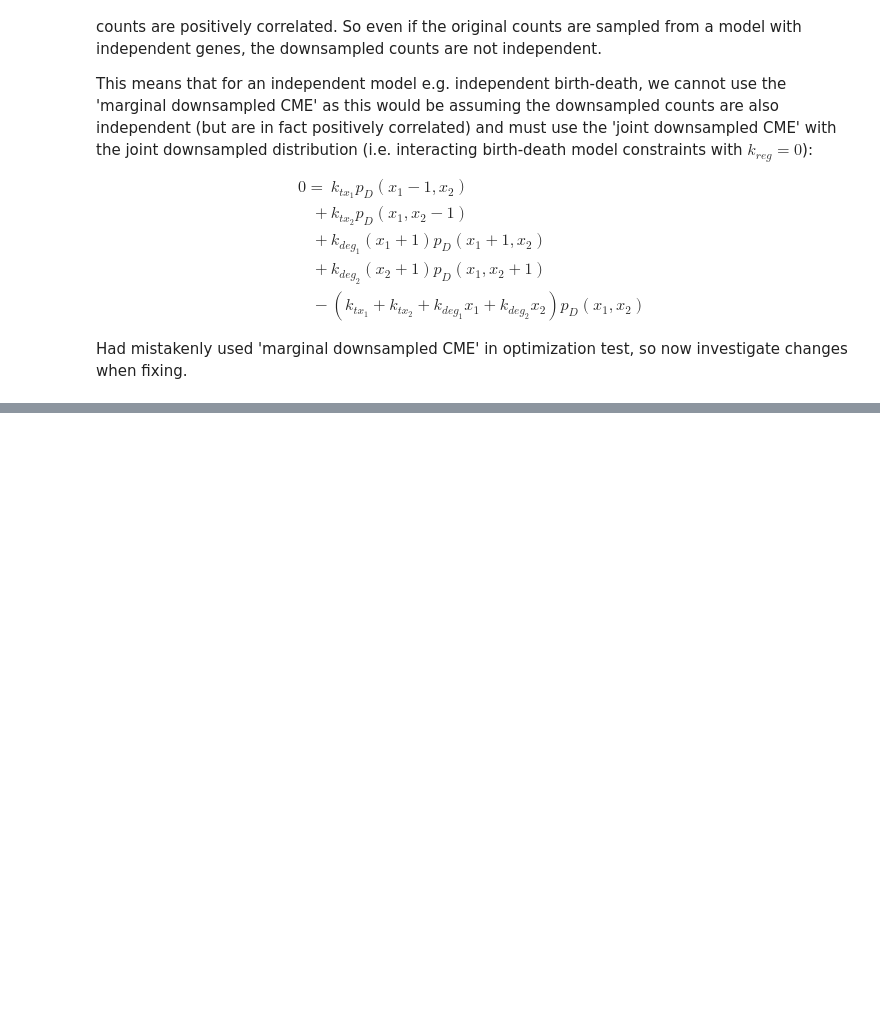
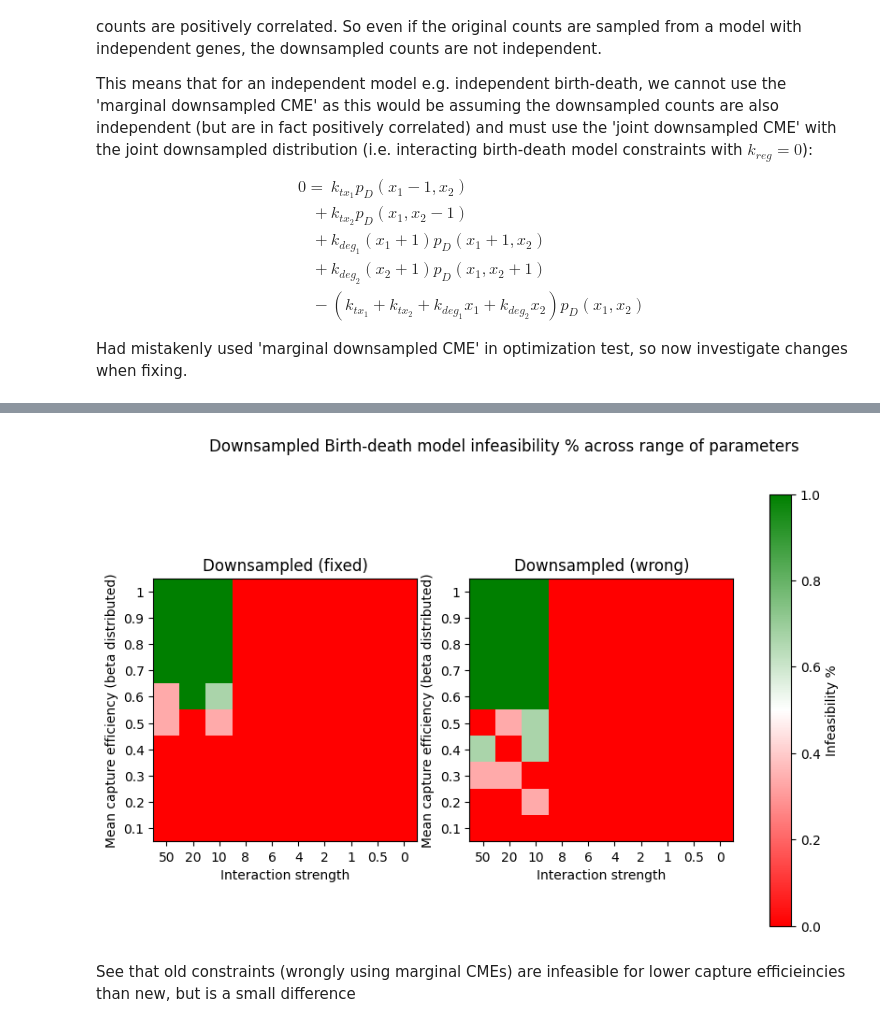
Before and after one commit to willjgh/M5R, a Jupyter notebook: Interaction/Observed-Scale/independence_fixes.ipynb, the cells around one changed output, grey strips where cells are left out. Cells and saved outputs as stored; diff of their text form; code cells hidden in the pictures; blank space fills up the shorter version.

```diff
--- a/Interaction/Observed-Scale/independence_fixes.ipynb
+++ b/Interaction/Observed-Scale/independence_fixes.ipynb
@@ -18,0 +244,12 @@ Had mistakenly used 'marginal downsampled CME' in optimization test, so now inve
+# %%
+# gridtest ranges
+mean_capture_values = [1, 0.9, 0.8, 0.7, 0.6, 0.5, 0.4, 0.3, 0.2, 0.1]
+interaction_values = [50, 20, 10, 8, 6, 4, 2, 1, 0.5, 0]
+runs = 3
+
+# parameters
+rate = 1
+cells = 1000
+
+# gridtest
+result_array_new, result_array_old = gridtest(mean_capture_values, interaction_values, runs, rate)
@@ -18,0 +267,7 @@ Had mistakenly used 'marginal downsampled CME' in optimization test, so now inve
+# %%
+# plot
+plot_gridtest(result_array_new, result_array_old, mean_capture_values, interaction_values)
+# %% [output]
+[figure, added]
+# %% [markdown]
+See that old constraints (wrongly using marginal CMEs) are infeasible for lower capture efficieincies than new, but is a small difference
```
Also changed, not shown: parts of 12 cells of this notebook.
